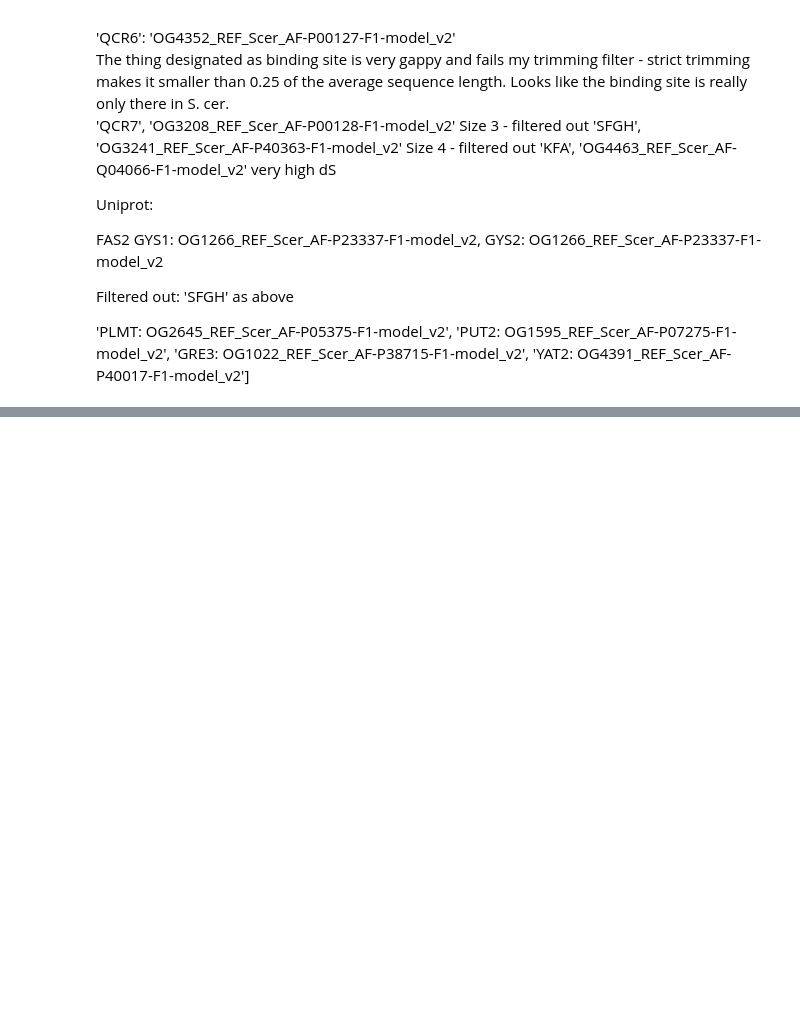
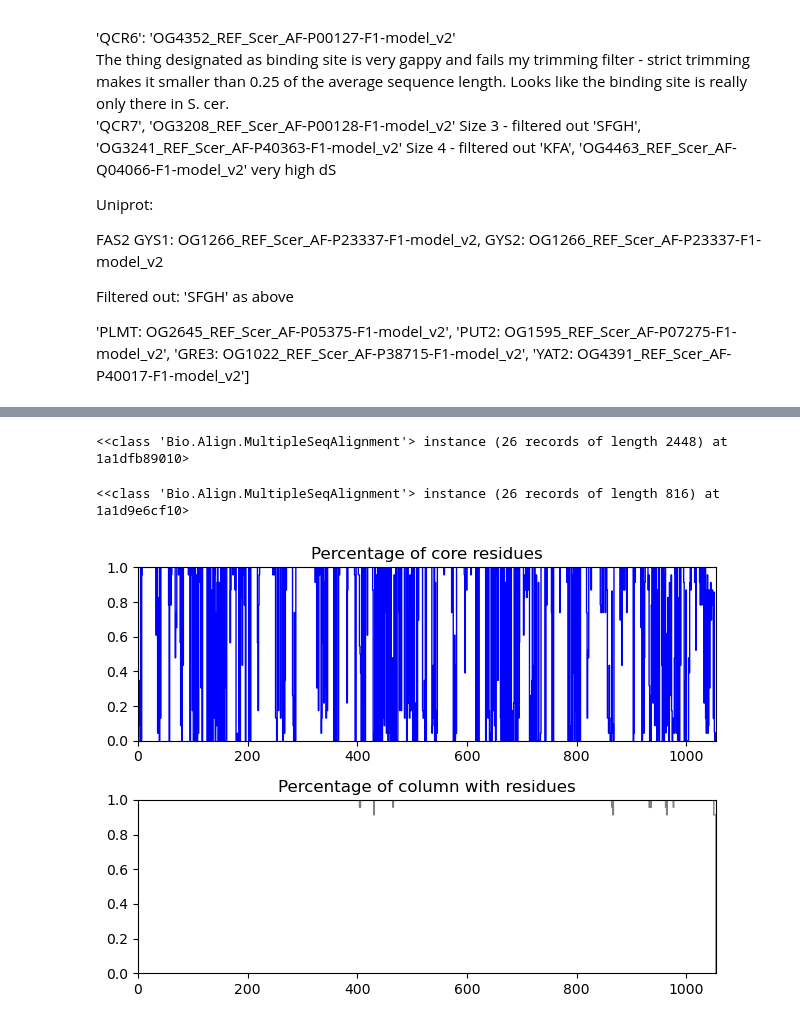
Before and after one commit to heineike02/diverse_yeast, a Jupyter notebook: 20230913_m0_breakdown_by_features.ipynb, the cells around one changed output, grey strips where cells are left out. Saved outputs shown, nothing was run; the diff lists cells and outputs as text; code cells hidden in the pictures; blank space fills up the shorter version.

Commit message:
Update to breakdown alignments by core and surface for dnds calculations

```diff
--- a/20230913_m0_breakdown_by_features.ipynb
+++ b/20230913_m0_breakdown_by_features.ipynb
@@ -1334,0 +1346,24 @@ KF------T----A-SL
+# %%
+# Surface / Core:
+# Note that these are only calculated for residues in Olivers alignments that means they are not calculated for residues in
+# a sequence that do not align with the reference sequence.
+
+
+#feature='surface'  #core
+min_feature_size = 5
+#feature_subset_dir = base_dir + os.sep + os.path.normpath('msas/structural/tm_align/feature_subsets/' + feature) + os.sep
+
+sasa_cut = 0.25
+
+dict_sasa_max = {'ALA': 1.2831596, 'CYS': 1.6075546, 'ASP': 1.6942018, 'GLU': 1.9520556, 'PHE': 2.3931725,
+                     'GLY': 0.9859995, 'HIS': 2.1476686, 'ILE': 1.9781175, 'LYS': 2.4149895, 'LEU': 1.9980704,
+                     'MET': 2.1391654, 'ASN': 1.8180864, 'PRO': 1.6501249, 'GLN': 1.996297, 'ARG': 2.7603362,
+                     'SER': 1.4527341, 'THR': 1.6533911, 'VAL': 1.7248302, 'TRP': 2.773364, 'TYR': 2.5169885,
+                     'XYZ': 1.}
+
+surface_core_abbrev = {'core':'C',
+                      'surface':'S'
+                      }
+
+#Threshold for a column of an alignment to call it "core" (above 0.94 core), "surface" (below 0.06 core) or "unclear"
+surface_core_pct_thresholds = (0.2, 0.8) # Should test sensitivity to this parameter.
@@ -1334,0 +1509,8 @@ KF------T----A-SL
+# %%
+aln_cds_subset
+# %% [output]
+<<class 'Bio.Align.MultipleSeqAlignment'> instance (26 records of length 2448) at 1a1dfb89010>
+# %%
+aln_subset
+# %% [output]
+<<class 'Bio.Align.MultipleSeqAlignment'> instance (26 records of length 816) at 1a1d9e6cf10>
@@ -1334,0 +1605,23 @@ KF------T----A-SL
+# %%
+#Example analysis of core column percentage and column occupancy for untrimmed alignment.
+
+fig, axarr = plt.subplots(2,1)
+ind_range = (0,len(core_column_pct))#(1000,1100)#(0,120)
+ylim = (0,1)
+xlim = (0,len(core_column_pct))
+
+ax0 = axarr[0]
+ax0.stairs(core_column_pct[ind_range[0]:ind_range[1]], color='blue')
+ax0.set_ylim(ylim)
+ax0.set_xlim(xlim)
+ax0.set_title("Percentage of core residues")
+
+ax1 = axarr[1]
+ax1.stairs(column_occupancy[ind_range[0]:ind_range[1]], color='grey')
+ax1.set_ylim(ylim)
+ax1.set_xlim(xlim)
+ax1.set_title("Percentage of column with residues")
+
+fig.tight_layout()
+# %% [output]
+[figure, added]
```
Also changed, not shown: parts of 38 cells of this notebook, 6 other files.
